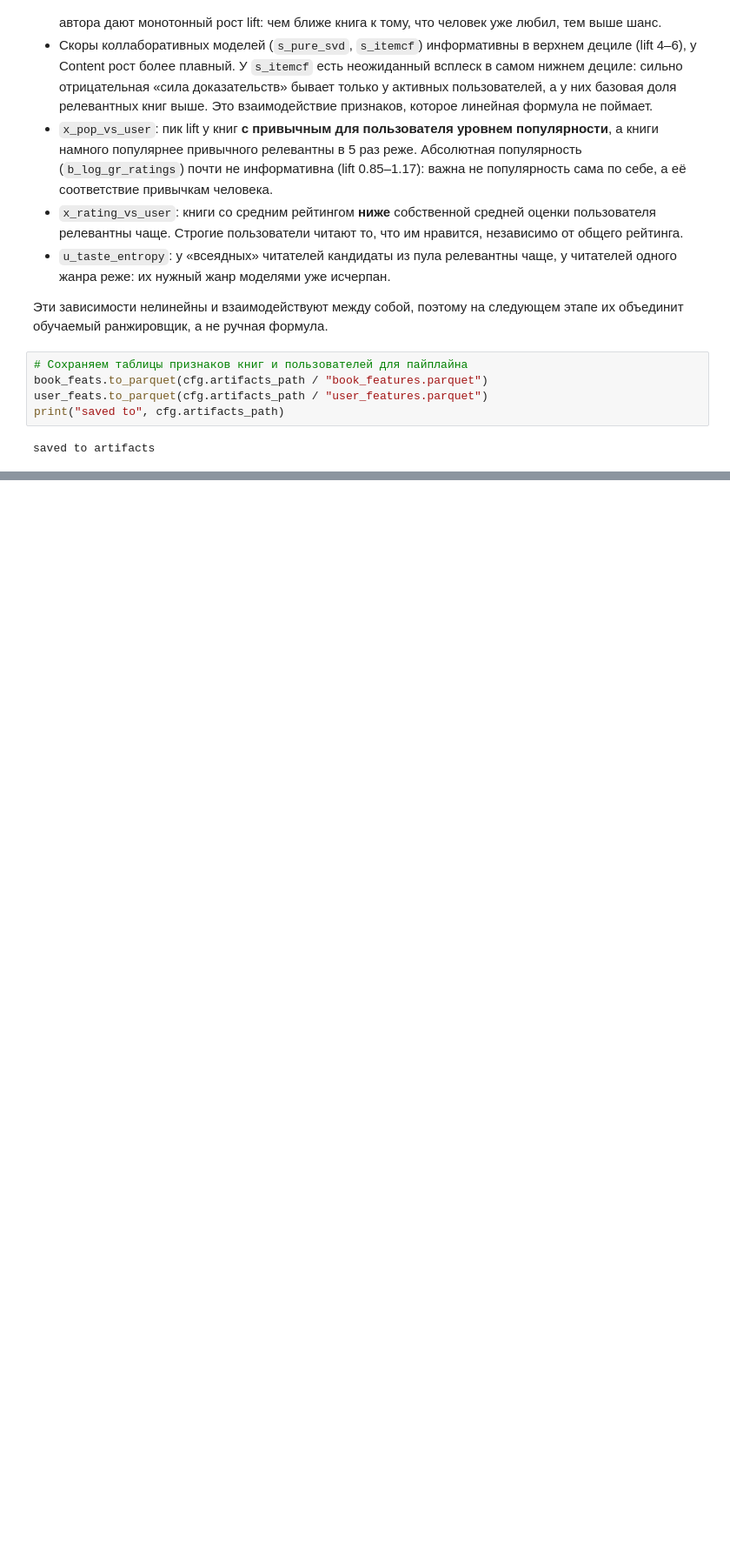
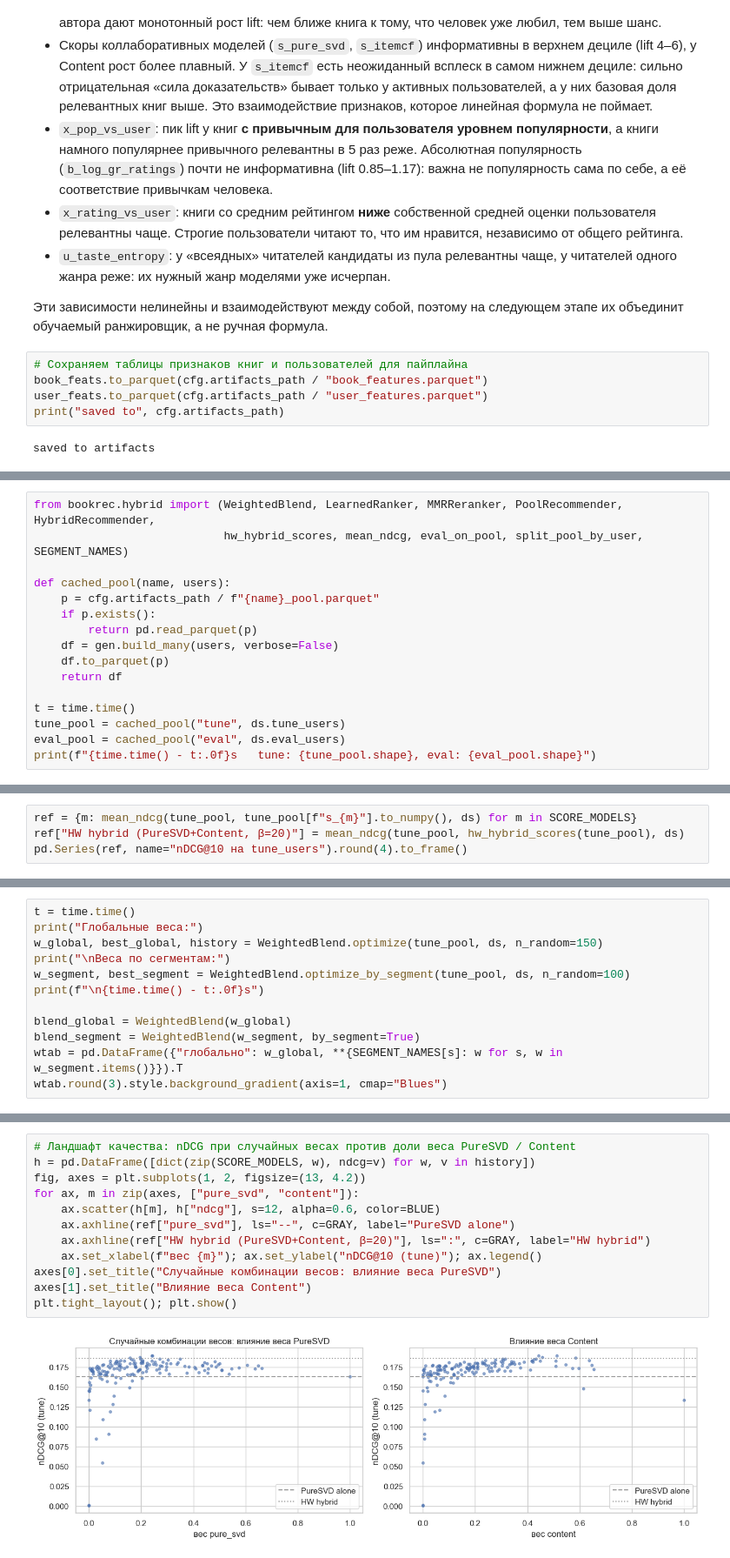
Before and after one commit to IvanYakov200/Final-Project-Book-recommendation-service, a Jupyter notebook: final_project.ipynb, the cells around one changed output, grey strips where cells are left out. Shown at 87% size. Saved outputs shown, nothing was run; the diff lists cells and outputs as text; blank space fills up the shorter version.

```diff
--- a/final_project.ipynb
+++ b/final_project.ipynb
@@ -374,0 +389,16 @@ saved to artifacts
+# %%
+from bookrec.hybrid import (WeightedBlend, LearnedRanker, MMRReranker, PoolRecommender, HybridRecommender,
+                            hw_hybrid_scores, mean_ndcg, eval_on_pool, split_pool_by_user, SEGMENT_NAMES)
+
+def cached_pool(name, users):
+    p = cfg.artifacts_path / f"{name}_pool.parquet"
+    if p.exists():
+        return pd.read_parquet(p)
+    df = gen.build_many(users, verbose=False)
+    df.to_parquet(p)
+    return df
+
+t = time.time()
+tune_pool = cached_pool("tune", ds.tune_users)
+eval_pool = cached_pool("eval", ds.eval_users)
+print(f"{time.time() - t:.0f}s   tune: {tune_pool.shape}, eval: {eval_pool.shape}")
@@ -374,0 +412,4 @@ saved to artifacts
+# %%
+ref = {m: mean_ndcg(tune_pool, tune_pool[f"s_{m}"].to_numpy(), ds) for m in SCORE_MODELS}
+ref["HW hybrid (PureSVD+Content, β=20)"] = mean_ndcg(tune_pool, hw_hybrid_scores(tune_pool), ds)
+pd.Series(ref, name="nDCG@10 на tune_users").round(4).to_frame()
@@ -374,0 +424,12 @@ saved to artifacts
+# %%
+t = time.time()
+print("Глобальные веса:")
+w_global, best_global, history = WeightedBlend.optimize(tune_pool, ds, n_random=150)
+print("\nВеса по сегментам:")
+w_segment, best_segment = WeightedBlend.optimize_by_segment(tune_pool, ds, n_random=100)
+print(f"\n{time.time() - t:.0f}s")
+
+blend_global = WeightedBlend(w_global)
+blend_segment = WeightedBlend(w_segment, by_segment=True)
+wtab = pd.DataFrame({"глобально": w_global, **{SEGMENT_NAMES[s]: w for s, w in w_segment.items()}}).T
+wtab.round(3).style.background_gradient(axis=1, cmap="Blues")
@@ -374,0 +465,14 @@ saved to artifacts
+# %%
+# Ландшафт качества: nDCG при случайных весах против доли веса PureSVD / Content
+h = pd.DataFrame([dict(zip(SCORE_MODELS, w), ndcg=v) for w, v in history])
+fig, axes = plt.subplots(1, 2, figsize=(13, 4.2))
+for ax, m in zip(axes, ["pure_svd", "content"]):
+    ax.scatter(h[m], h["ndcg"], s=12, alpha=0.6, color=BLUE)
+    ax.axhline(ref["pure_svd"], ls="--", c=GRAY, label="PureSVD alone")
+    ax.axhline(ref["HW hybrid (PureSVD+Content, β=20)"], ls=":", c=GRAY, label="HW hybrid")
+    ax.set_xlabel(f"вес {m}"); ax.set_ylabel("nDCG@10 (tune)"); ax.legend()
+axes[0].set_title("Случайные комбинации весов: влияние веса PureSVD")
+axes[1].set_title("Влияние веса Content")
+plt.tight_layout(); plt.show()
+# %% [output]
+[figure, added]
```
Also changed, not shown: parts of 48 cells of this notebook, 11 other files.
